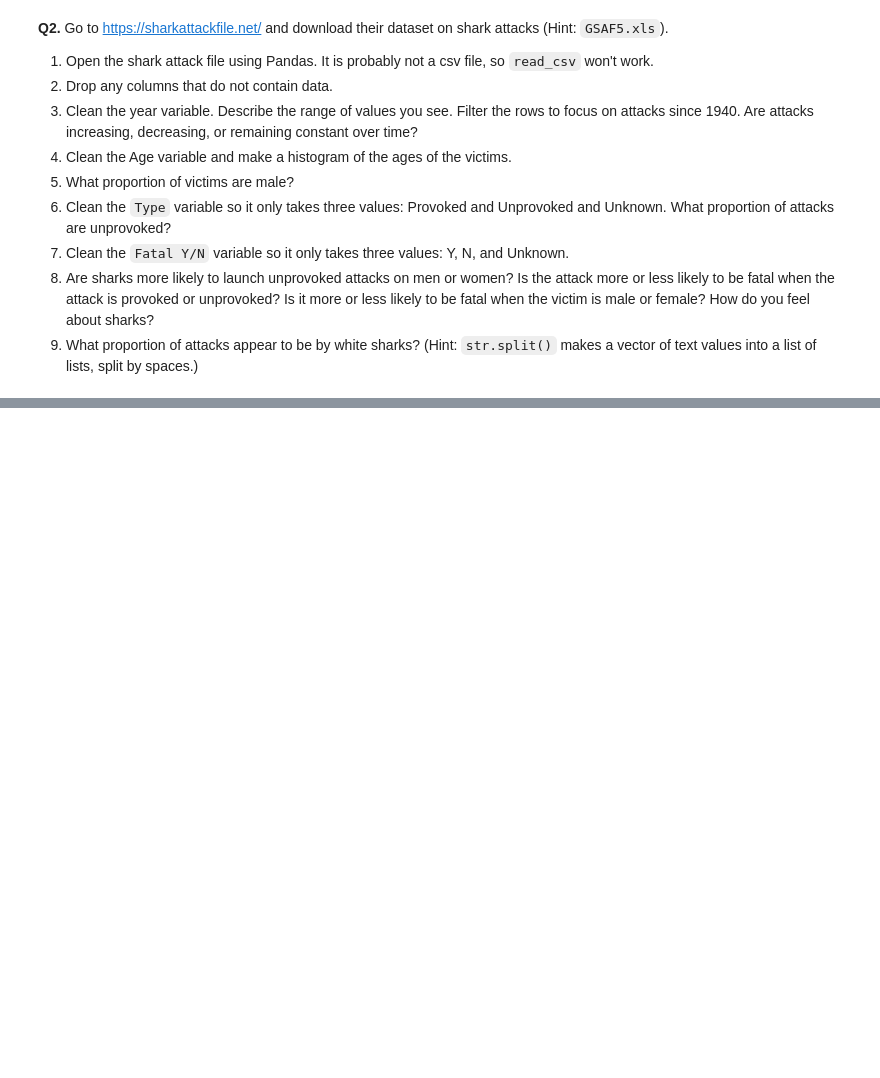
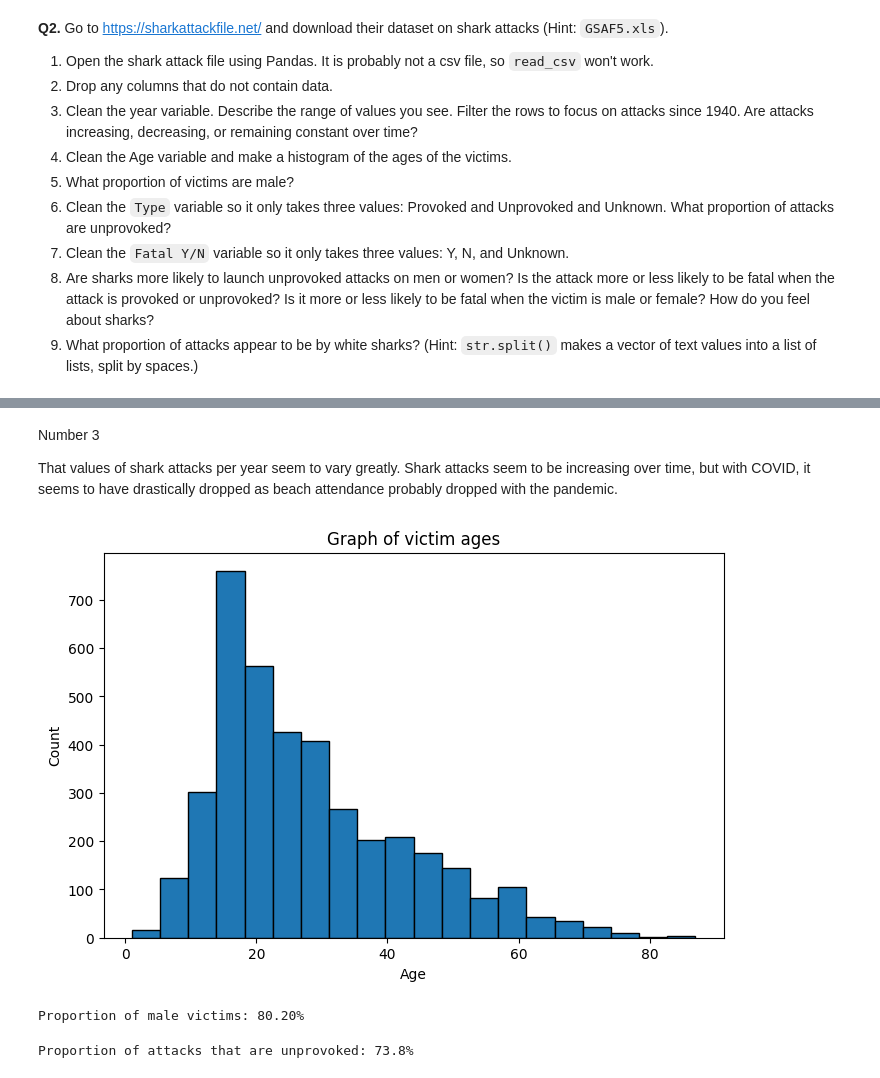
Before and after one commit to huyenvhuynh/wrangling_assignment, a Jupyter notebook: assignment.ipynb, the cells around one changed output, grey strips where cells are left out. Cells and saved outputs as stored; diff of their text form; code cells hidden in the pictures; blank space fills up the shorter version.

```diff
--- a/assignment.ipynb
+++ b/assignment.ipynb
@@ -170,0 +227,56 @@ I cleaned the ImposedSentenceAllChargeInContactEvent variable by converting it t
+# %% [markdown]
+Number 3
+
+That values of shark attacks per year seem to vary greatly. Shark attacks seem to be increasing over time, but with COVID, it seems to have drastically dropped as beach attendance probably dropped with the pandemic.
+# %%
+# Number 4
+
+# Remove non-numeric ages
+df['Age'] = pd.to_numeric(df['Age'], errors='coerce')
+
+# Drop missing ages
+ages = df['Age'].dropna()
+
+# Graph
+plt.figure(figsize=(8,5))
+plt.hist(ages, bins=20, edgecolor='black')
+plt.xlabel("Age")
+plt.ylabel("Count")
+plt.title("Graph of victim ages")
+plt.show()
+# %% [output]
+[figure, added]
+# %%
+# Number 5
+
+# Standardize the Sex column
+df['Sex'] = df['Sex'].str.upper().replace({'M': 'M', 'F': 'F'})
+
+# Calculate proportion of males
+male_prop = (df['Sex'] == 'M').mean()
+print(f"Proportion of male victims: {male_prop:.2%}")
+# %% [output]
+Proportion of male victims: 80.20%
+# %%
+# Number 6
+
+# Clean the Type variable so it only takes three values: Provoked and Unprovoked and Unknown.
+def clean_type(type_val):
+    if pd.isna(type_val):
+        return 'Unknown'
+
+    type_str = str(type_val).upper().strip()
+    if 'UNPROVOKED' in type_str:
+        return 'Unprovoked'
+    elif 'PROVOKED' in type_str:
+        return 'Provoked'
+    else:
+        return 'Unknown'
+
+df['Type_Clean'] = df['Type'].apply(clean_type)
+type_counts = df['Type_Clean'].value_counts()
+
+# What proportion of attacks are unprovoked?
+print(f"\nProportion of attacks that are unprovoked: {type_counts.get('Unprovoked', 0) / len(df):.1%}")
+# %% [output]
+Proportion of attacks that are unprovoked: 73.8%
```
Also changed, not shown: parts of 8 cells of this notebook.
